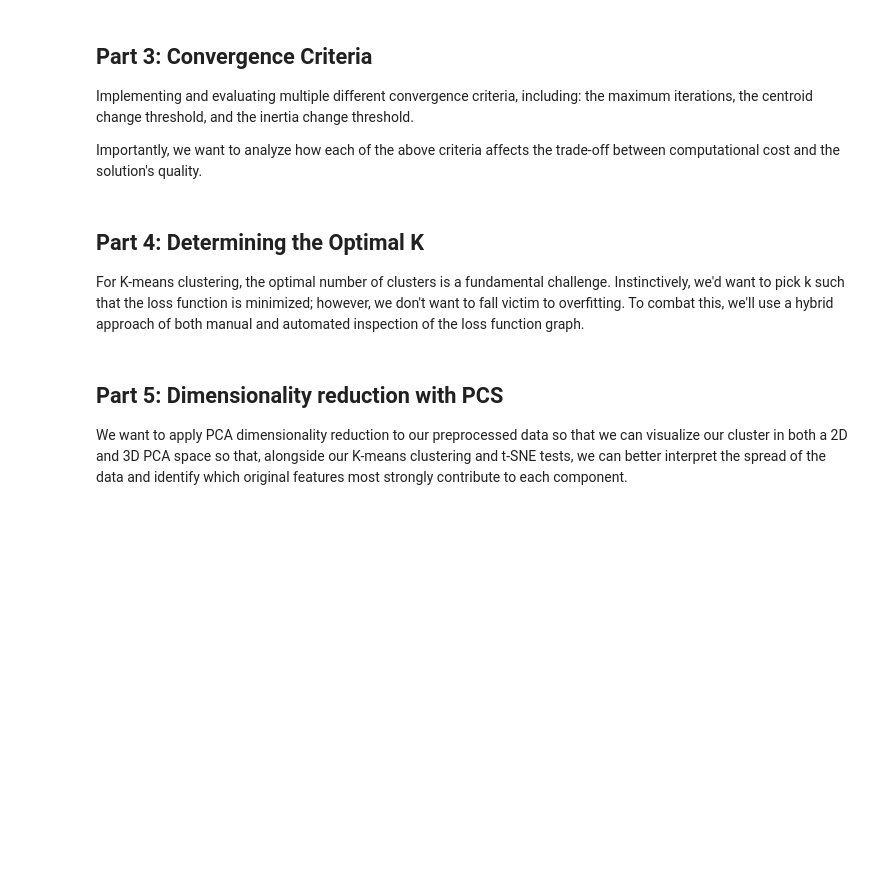
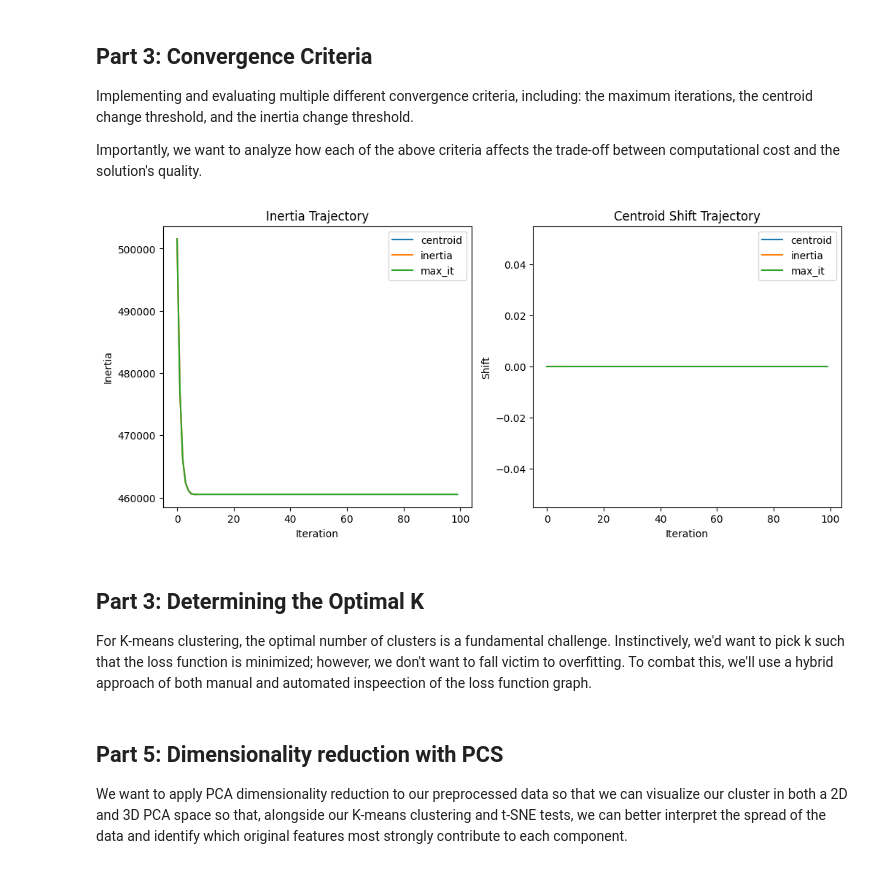
Before and after one commit to GetosMonkey/AI-Assignment-1, a Jupyter notebook: Assignment1.ipynb, the cells around one changed output. Cells and saved outputs as stored; diff of their text form; code cells hidden in the pictures; blank space fills up the shorter version.

Commit message:
updates to part 1

```diff
--- a/Assignment1.ipynb
+++ b/Assignment1.ipynb
@@ -255,7 +314,38 @@ Importantly, we want to analyze how each of the above criteria affects the trade
+# %%
+# Maximum Iterations, Centroid Change, and Inertia Change Checks:
+
+c_initial = X[np.random.choice(len(X), k, replace=False)]
+results = {}
+for mode in ["centroid", "inertia", "max_it"]:
+    results[mode] = kmeans(X, k, c_initial, max_it = 100, c_change_min = 0.001, inertia_change_min = 0.01, stop = mode)
+
+# Plotting comparisons:
+
+fig, axs = plt.subplots(1, 2, figsize=(12,5))
+
+# Inertia
+for mode, (_, _, _, inertia, _) in results.items():
+    axs[0].plot(inertia, label=mode)
+axs[0].set_title("Inertia Trajectory")
+axs[0].set_xlabel("Iteration")
+axs[0].set_ylabel("Inertia")
+axs[0].legend()
+
+# Centroid shift
+for mode, (_, _, _, _, shifts) in results.items():
+    axs[1].plot(shifts, label=mode)
+axs[1].set_title("Centroid Shift Trajectory")
+axs[1].set_xlabel("Iteration")
+axs[1].set_ylabel("Shift")
+axs[1].legend()
+
+plt.show()
+# %% [output]
+[figure, added]
 # %% [markdown]
-## Part 4: Determining the Optimal K
+## Part 3: Determining the Optimal K
 
-For K-means clustering, the optimal number of clusters is a fundamental challenge. Instinctively, we'd want to pick k such that the loss function is minimized; however, we don't want to fall victim to overfitting. To combat this, we'll use a hybrid approach of both manual and automated inspection of the loss function graph.
+For K-means clustering, the optimal number of clusters is a fundamental challenge. Instinctively, we'd want to pick k such that the loss function is minimized; however, we don't want to fall victim to overfitting. To combat this, we'll use a hybrid approach of both manual and automated inspeection of the loss function graph.
 # %% [markdown]
 ## Part 5: Dimensionality reduction with PCS
 
```
Also changed, not shown: parts of 2 cells of this notebook.
